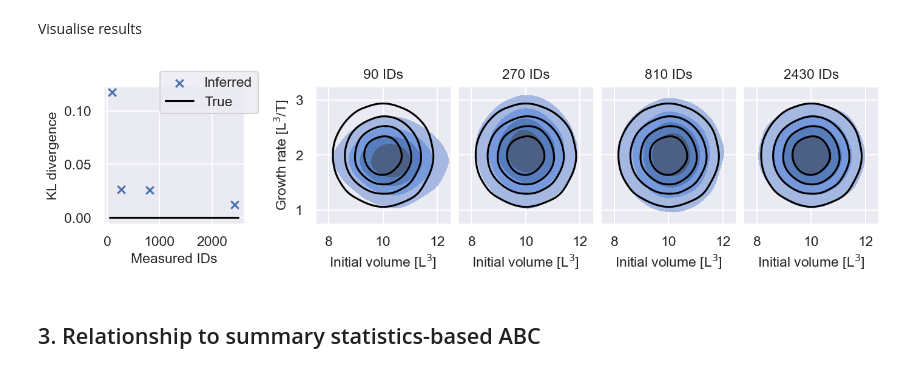
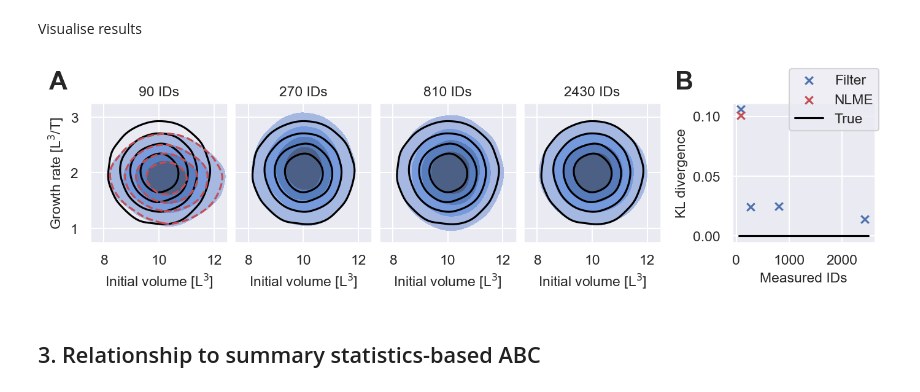
Before and after one commit to DavAug/filter-inference, a Jupyter notebook: results/1_cancer_growth/results.ipynb, the cells around one changed output. Drawn from its saved outputs; the diff is of its cells as text; code cells hidden in the pictures.

Commit message:
update figures

```diff
--- a/results/1_cancer_growth/results.ipynb
+++ b/results/1_cancer_growth/results.ipynb
@@ -295,6 +295,8 @@ for idn, n in enumerate(n_ids_per_t):
     filter_results.append(xr.load_dataset(
         directory + '/posteriors/%d_filter_inference_cancer_growth_%d.nc'
         % (idn+2, n)))
+nlme_result = xr.load_dataset(
+    directory + '/posteriors/1_nlme_inference_cancer_growth.nc')
 
 # Define true parameters
 true_parameters = [
@@ -310,11 +312,11 @@ Visualise results
 fontsize = 11
 my_dpi = 192
 fig = plt.figure(figsize=(2250 // my_dpi, 500 // my_dpi), dpi=150)
-outer = gridspec.GridSpec(1, 2, wspace=0.2, width_ratios=[1, 4])
+outer = gridspec.GridSpec(1, 2, wspace=0.2, width_ratios=[4, 1])
 
 # Create time series axes
 inner = gridspec.GridSpecFromSubplotSpec(
-    1, 4, subplot_spec=outer[1], wspace=0.05)
+    1, 4, subplot_spec=outer[0], wspace=0.05)
 
 # Create axes for posteriors
 axes = []
@@ -322,7 +324,7 @@ axes.append(plt.Subplot(fig, inner[0]))
 axes.append(plt.Subplot(fig, inner[1]))
 axes.append(plt.Subplot(fig, inner[2]))
 axes.append(plt.Subplot(fig, inner[3]))
-axes.append(plt.Subplot(fig, outer[0]))
+axes.append(plt.Subplot(fig, outer[1]))
 
 # Share axes
 for idx in range(3):
@@ -333,9 +335,19 @@ for idx in range(3):
 for ax in axes:
     fig.add_subplot(ax)
 
+# Add subplot labels
+# Label subplot groups
+axes[0].text(
+    -0.3, 1.1, string.ascii_uppercase[0], transform=axes[0].transAxes,
+    size=20, weight='bold')
+axes[-1].text(
+    -0.4, 1.1, string.ascii_uppercase[1], transform=axes[-1].transAxes,
+    size=20, weight='bold')
+
 # Simulate data-generating process
+seed = 13
 n_samples = 50000
-samples = population_model.sample(true_parameters, n_samples)
+samples = population_model.sample(true_parameters, n_samples, seed=seed)
 
 # Visualise inferred population distributions
 population_samples = []
@@ -374,35 +386,68 @@ entropy = population_model.compute_log_likelihood(
     parameters=true_parameters, observations=samples) / n_samples
 axes[4].scatter(
     [90, 270, 810, 2430], entropy - np.array(cross_entropies),
-    color=sns.color_palette()[0], marker='x', label='Inferred', zorder=10)
+    color=sns.color_palette()[0], marker='x', label='Filter', zorder=10)
+
+# Plot NLME results
+# Visualise inferred population distributions
+population_samples = []
+parameters = [
+    'Mean Initial count', 'Mean Growth rate', 'Std. Initial count',
+    'Std. Growth rate', 'Pooled Sigma']
+for posterior in [nlme_result]:
+    posterior = np.vstack([
+        posterior[p].values.flatten() for p in parameters]).T
+    posterior = posterior[np.random.choice(
+        np.arange(len(posterior)), size=n_samples, replace=True)]
+    s = np.empty(shape=(n_samples, 3))
+    for ids, params in enumerate(posterior):
+        s[ids, :] = population_model.sample(params)[0]
+    population_samples.append(s)
+
+cross_entropies = []
+for idx in range(len(population_samples)):
+    label = None
+    s = population_samples.pop(0)
+    sns.kdeplot(
+        x=s[:, 0], y=s[:, 1], fill=False, bw_adjust=1.5,
+        levels=[0.2, 0.4, 0.6, 0.8, 1], ax=axes[idx],
+        color=sns.color_palette()[3], linestyles='--')
+    cross_entropies.append(
+        np.mean(gaussian_kde(s[:, :2].T).logpdf(samples[:10000, :2].T)))
+del s
+
+# Plot entropy
+axes[4].scatter(
+    [90], entropy - np.array(cross_entropies),
+    color=sns.color_palette()[3], marker='x', label='NLME', zorder=10)
 axes[4].plot([50, 2500], [0, 0], color='black', label='True')
 
 # Labelling
 axes[0].set_xlim([7.5, 12.5])
 axes[0].set_ylim([0.75, 3.25])
 axes[0].tick_params(labelsize=fontsize)
 axes[0].set_ylabel(r'Growth rate [L$^3$/T]', fontsize=fontsize)
 for ax in axes[1:-1]:
     ax.set_yticklabels(labels=[], visible=False)
 for idx, ax in enumerate(axes[:-1]):
     ax.set_title('%d IDs' % (n_ids_per_t[idx] * 6), fontsize=fontsize)
     ax.set_xlabel(r'Initial volume [L$^3$]', fontsize=fontsize)
 axes[4].set_xlabel('Measured IDs', fontsize=fontsize)
 axes[4].set_ylabel('KL divergence', fontsize=fontsize)
 axes[4].legend(loc=[0.4, 0.8], fontsize=int(fontsize))
 
 
 # Export figure
 plt.savefig(
     directory + '/5_estimates_of_IIV.tif',
     bbox_inches='tight')
 plt.savefig(
     directory + '/5_estimates_of_IIV.pdf',
     bbox_inches='tight')
 
 plt.show()
 # %% [output]
-[figure, old version]
+[figure, new version]
 # %% [markdown]
 ## 3. Relationship to summary statistics-based ABC
 # %%
```
Also changed, not shown: 7 other files.
